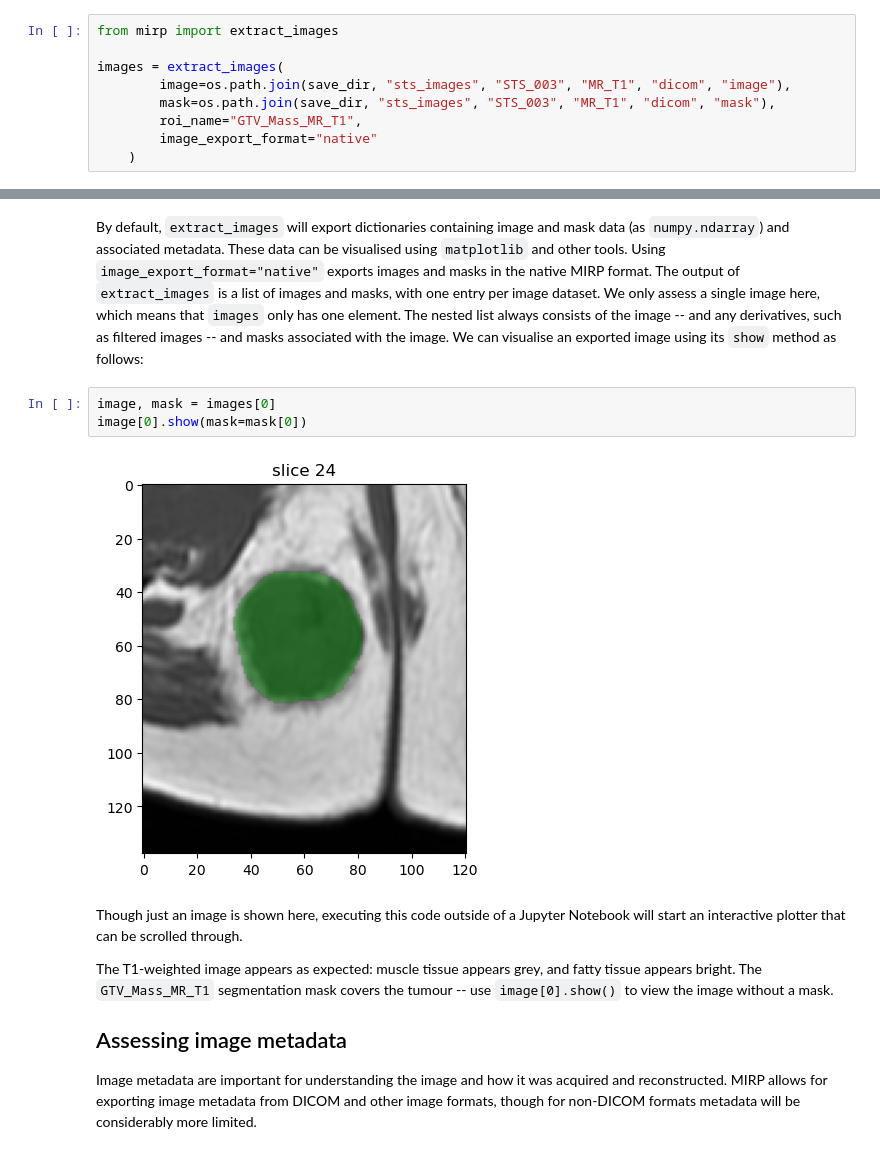
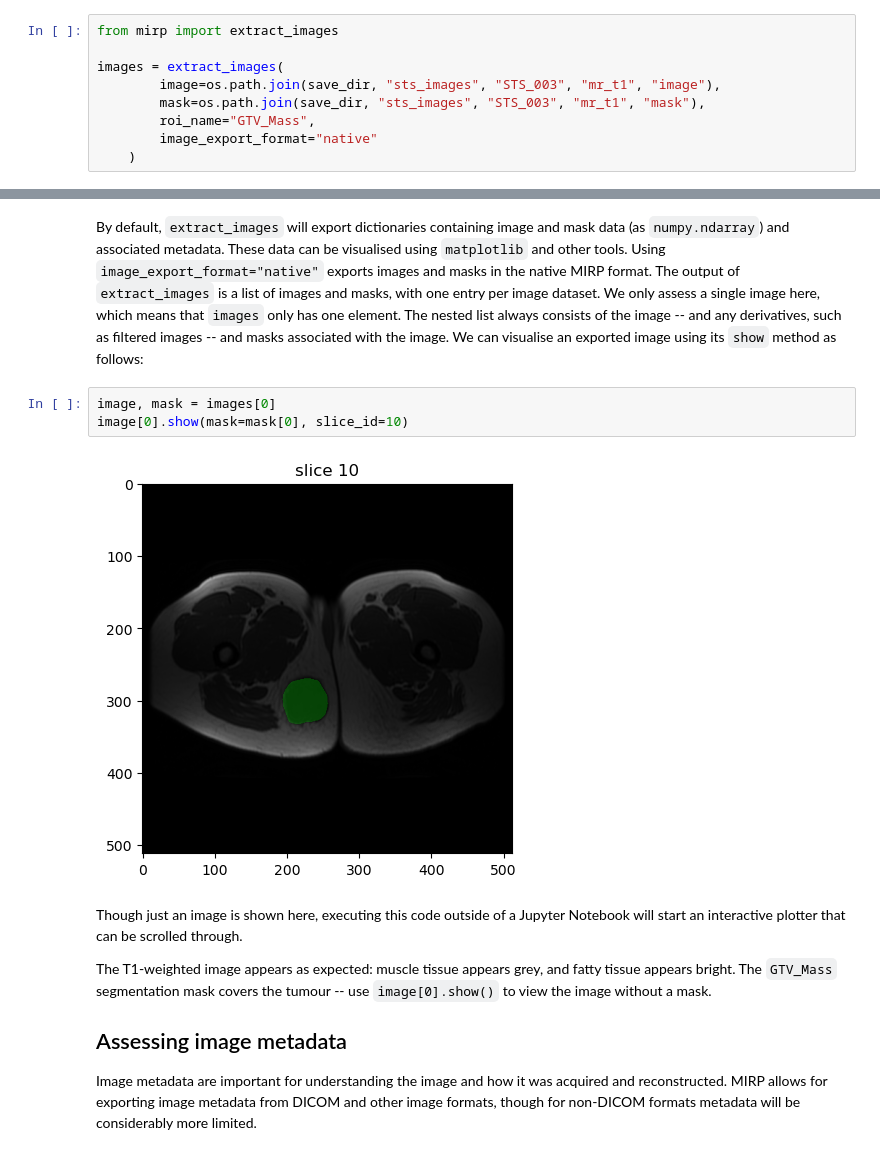
Before and after one commit to oncoray/mirp, a Jupyter notebook: docs_source/source/tutorial_1.ipynb, the cells around one changed output, grey strips where cells are left out. Saved outputs shown, nothing was run; the diff lists cells and outputs as text.

Commit message:
Add options to set slice_id to show.

```diff
--- a/docs_source/source/tutorial_1.ipynb
+++ b/docs_source/source/tutorial_1.ipynb
@@ -71,9 +73,9 @@ It is often useful to inspect images before computing radiomics features. Extern
 from mirp import extract_images
 
 images = extract_images(
-        image=os.path.join(save_dir, "sts_images", "STS_003", "MR_T1", "dicom", "image"),
-        mask=os.path.join(save_dir, "sts_images", "STS_003", "MR_T1", "dicom", "mask"),
-        roi_name="GTV_Mass_MR_T1",
+        image=os.path.join(save_dir, "sts_images", "STS_003", "mr_t1", "image"),
+        mask=os.path.join(save_dir, "sts_images", "STS_003", "mr_t1", "mask"),
+        roi_name="GTV_Mass",
         image_export_format="native"
     )
 # %% [output]
@@ -82,13 +84,13 @@ INFO    : MainProcess    2024-04-08 13:31:26,564         Initialising image extr
 By default, `extract_images` will export dictionaries containing image and mask data (as `numpy.ndarray`) and associated metadata. These data can be visualised using `matplotlib` and other tools. Using `image_export_format="native"` exports images and masks in the native MIRP format. The output of `extract_images` is a list of images and masks, with one entry per image dataset. We only assess a single image here, which means that `images` only has one element. The nested list always consists of the image -- and any derivatives, such as filtered images -- and masks associated with the image. We can visualise an exported image using its `show` method as follows:
 # %%
 image, mask = images[0]
-image[0].show(mask=mask[0])
+image[0].show(mask=mask[0], slice_id=10)
 # %% [output]
-[figure, old version]
+[figure, new version]
 # %% [markdown]
 Though just an image is shown here, executing this code outside of a Jupyter Notebook will start an interactive plotter that can be scrolled through.
 
-The T1-weighted image appears as expected: muscle tissue appears grey, and fatty tissue appears bright. The `GTV_Mass_MR_T1` segmentation mask covers the tumour -- use `image[0].show()` to view the image without a mask.
+The T1-weighted image appears as expected: muscle tissue appears grey, and fatty tissue appears bright. The `GTV_Mass` segmentation mask covers the tumour -- use `image[0].show()` to view the image without a mask.
 
 ## Assessing image metadata
 
```
Also changed, not shown: parts of 8 cells of this notebook, 2 other files.
